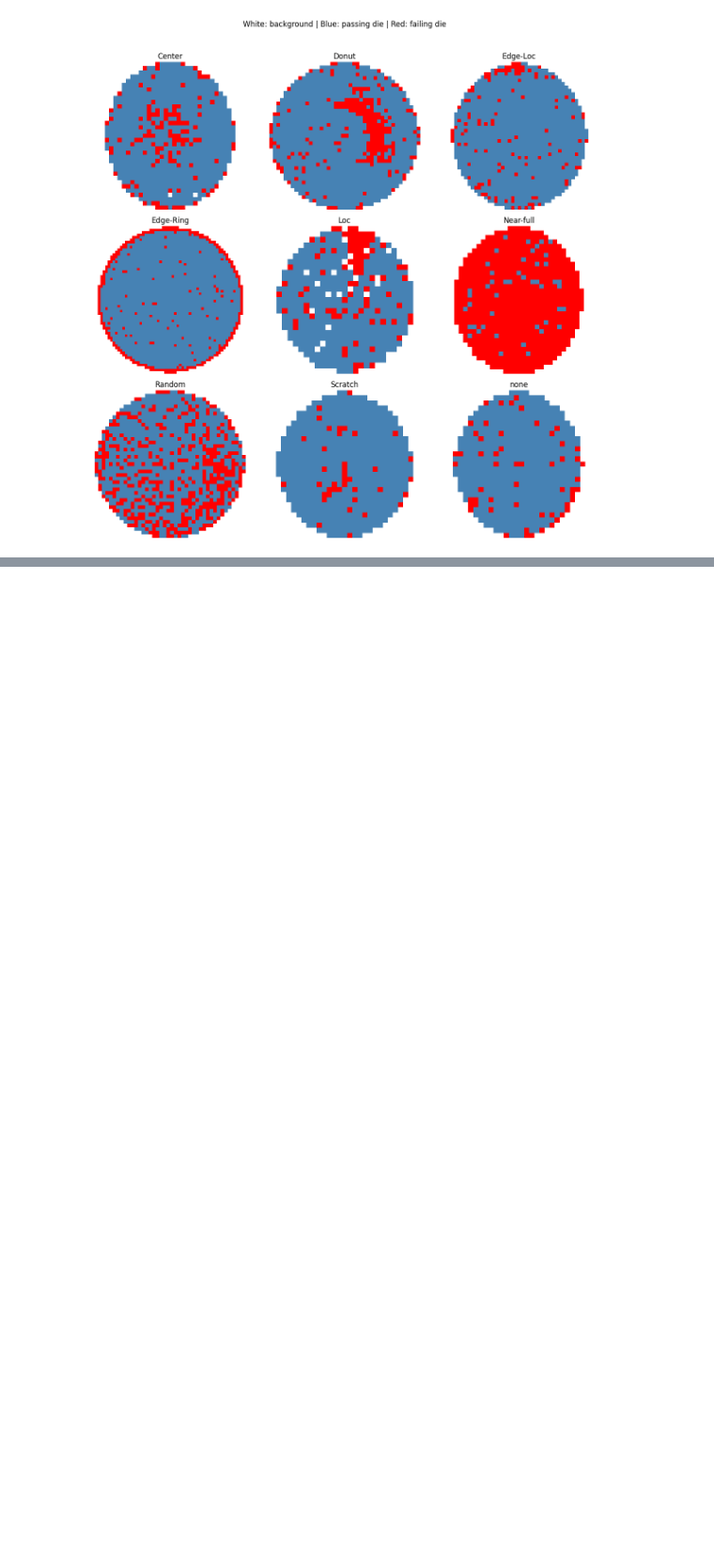
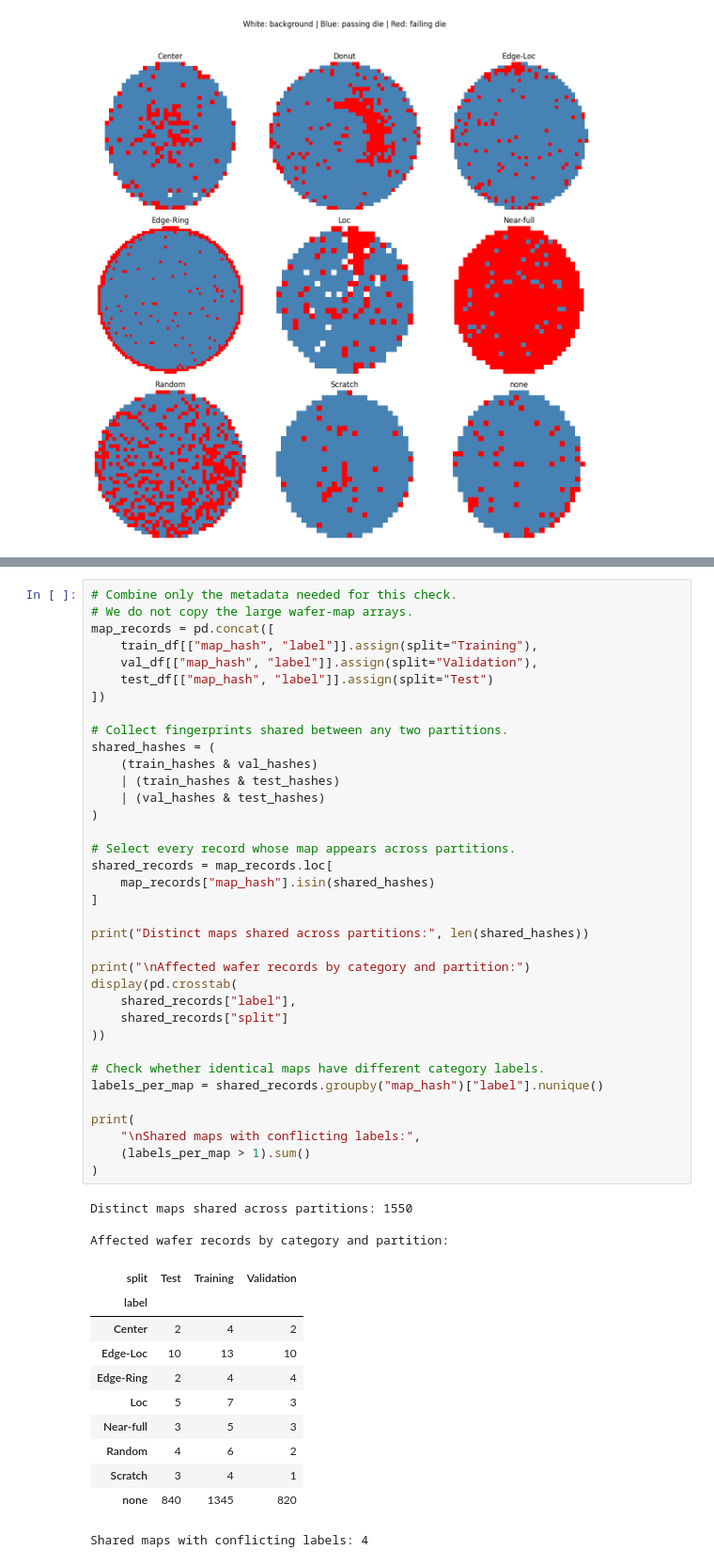
Before and after one commit to DTeklehaymanot/wafer_defect_classification, a Jupyter notebook: wafer_defect_classification.ipynb, the cells around one changed output, grey strips where cells are left out. Shown at 94% size. Cells and saved outputs as stored; diff of their text form; blank space fills up the shorter version.

```diff
--- a/wafer_defect_classification.ipynb
+++ b/wafer_defect_classification.ipynb
@@ -233,0 +388,51 @@ plt.show()
+# %%
+# Combine only the metadata needed for this check.
+# We do not copy the large wafer-map arrays.
+map_records = pd.concat([
+    train_df[["map_hash", "label"]].assign(split="Training"),
+    val_df[["map_hash", "label"]].assign(split="Validation"),
+    test_df[["map_hash", "label"]].assign(split="Test")
+])
+
+# Collect fingerprints shared between any two partitions.
+shared_hashes = (
+    (train_hashes & val_hashes)
+    | (train_hashes & test_hashes)
+    | (val_hashes & test_hashes)
+)
+
+# Select every record whose map appears across partitions.
+shared_records = map_records.loc[
+    map_records["map_hash"].isin(shared_hashes)
+]
+
+print("Distinct maps shared across partitions:", len(shared_hashes))
+
+print("\nAffected wafer records by category and partition:")
+display(pd.crosstab(
+    shared_records["label"],
+    shared_records["split"]
+))
+
+# Check whether identical maps have different category labels.
+labels_per_map = shared_records.groupby("map_hash")["label"].nunique()
+
+print(
+    "\nShared maps with conflicting labels:",
+    (labels_per_map > 1).sum()
+)
+# %% [output]
+Distinct maps shared across partitions: 1550
+
+Affected wafer records by category and partition:
+| split | Test | Training | Validation |
+| label |  |  |  |
+| Center | 2 | 4 | 2 |
+| Edge-Loc | 10 | 13 | 10 |
+| Edge-Ring | 2 | 4 | 4 |
+| Loc | 5 | 7 | 3 |
+| Near-full | 3 | 5 | 3 |
+| Random | 4 | 6 | 2 |
+| Scratch | 3 | 4 | 1 |
+| none | 840 | 1345 | 820 |
+Shared maps with conflicting labels: 4
```
Also changed, not shown: parts of 4 cells of this notebook.
